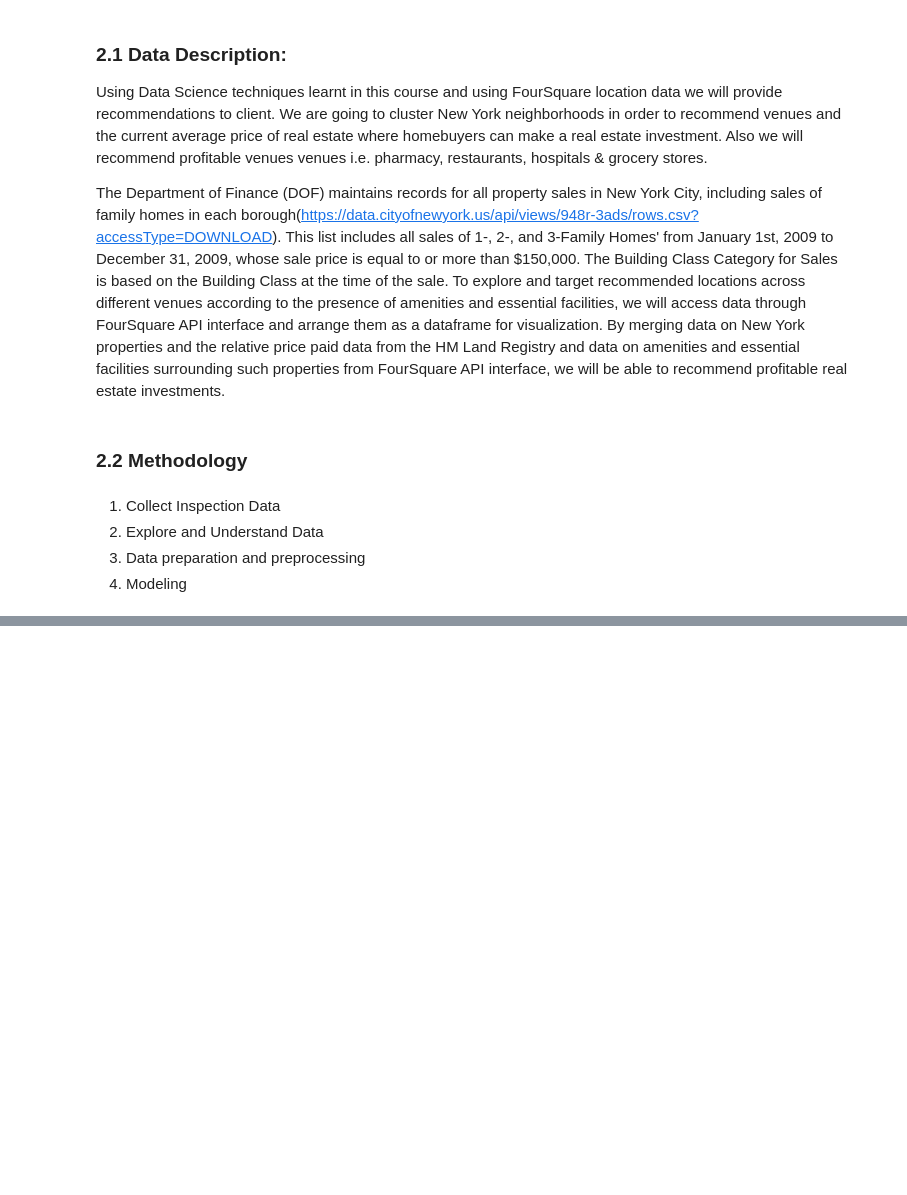
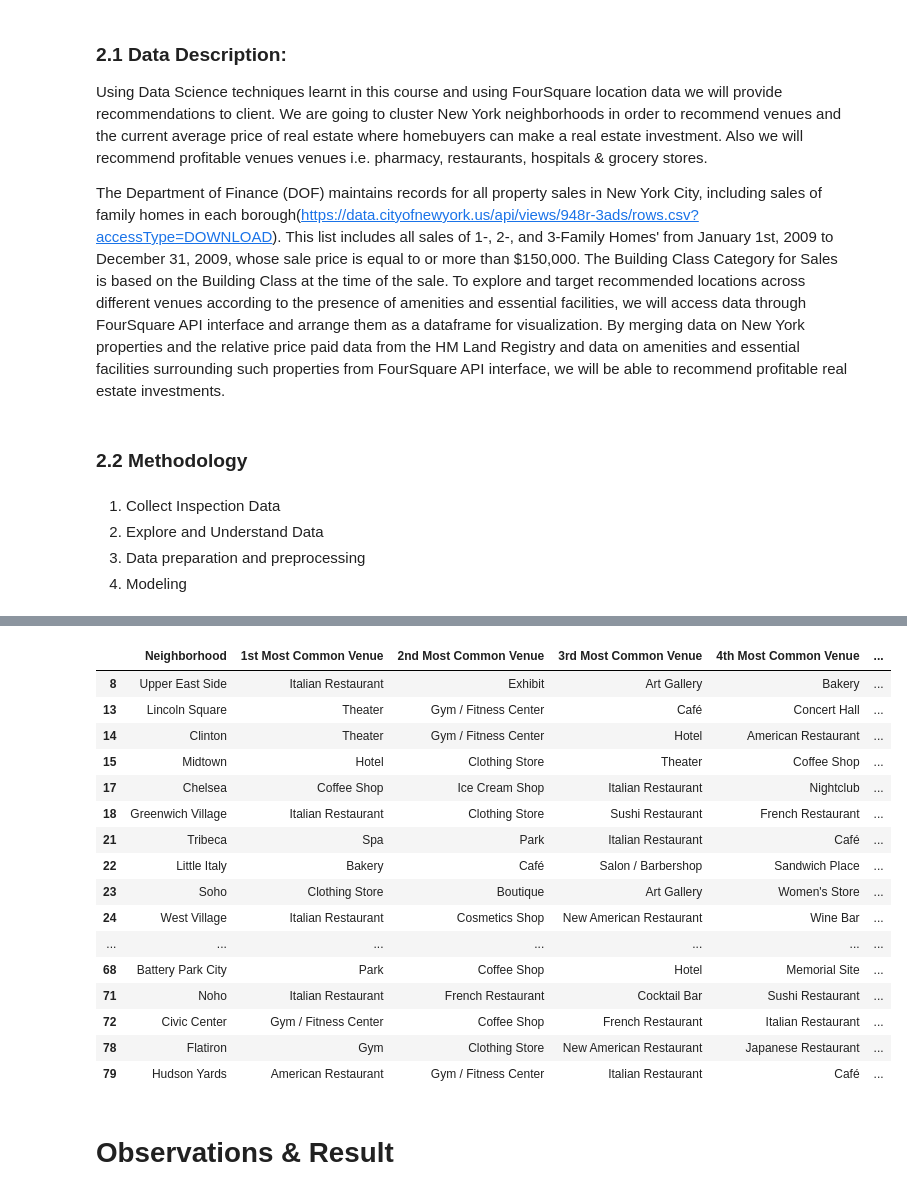
Before and after one commit to curiouspushkar/Segmenting-and-Clustering-, a Jupyter notebook: The Battle of Neighbourhoods WK1.ipynb, the cells around one changed output, grey strips where cells are left out. Saved outputs shown, nothing was run; the diff lists cells and outputs as text; code cells hidden in the pictures; blank space fills up the shorter version.

```diff
--- a/The Battle of Neighbourhoods WK1.ipynb
+++ b/The Battle of Neighbourhoods WK1.ipynb
@@ -80,0 +608,23 @@ Saving to: ‘ny_neighbourhood.csv’
+# %%
+# Cluster 3
+manhattan_merged.loc[manhattan_merged['Cluster Labels'] == 2, manhattan_merged.columns[[1] + list(range(5, manhattan_merged.shape[1]))]]
+# %% [output]
+|  | Neighborhood | 1st Most Common Venue | 2nd Most Common Venue | 3rd Most Common Venue | 4th Most Common Venue | ... |
+| 8 | Upper East Side | Italian Restaurant | Exhibit | Art Gallery | Bakery | ... |
+| 13 | Lincoln Square | Theater | Gym / Fitness Center | Café | Concert Hall | ... |
+| 14 | Clinton | Theater | Gym / Fitness Center | Hotel | American Restaurant | ... |
+| 15 | Midtown | Hotel | Clothing Store | Theater | Coffee Shop | ... |
+| 17 | Chelsea | Coffee Shop | Ice Cream Shop | Italian Restaurant | Nightclub | ... |
+| 18 | Greenwich Village | Italian Restaurant | Clothing Store | Sushi Restaurant | French Restaurant | ... |
+| 21 | Tribeca | Spa | Park | Italian Restaurant | Café | ... |
+| 22 | Little Italy | Bakery | Café | Salon / Barbershop | Sandwich Place | ... |
+| 23 | Soho | Clothing Store | Boutique | Art Gallery | Women's Store | ... |
+| 24 | West Village | Italian Restaurant | Cosmetics Shop | New American Restaurant | Wine Bar | ... |
+| ... | ... | ... | ... | ... | ... | ... |
+| 68 | Battery Park City | Park | Coffee Shop | Hotel | Memorial Site | ... |
+| 71 | Noho | Italian Restaurant | French Restaurant | Cocktail Bar | Sushi Restaurant | ... |
+| 72 | Civic Center | Gym / Fitness Center | Coffee Shop | French Restaurant | Italian Restaurant | ... |
+| 78 | Flatiron | Gym | Clothing Store | New American Restaurant | Japanese Restaurant | ... |
+| 79 | Hudson Yards | American Restaurant | Gym / Fitness Center | Italian Restaurant | Café | ... |
+# %% [markdown]
+# Observations & Result
```
Also changed, not shown: parts of 42 cells of this notebook.
